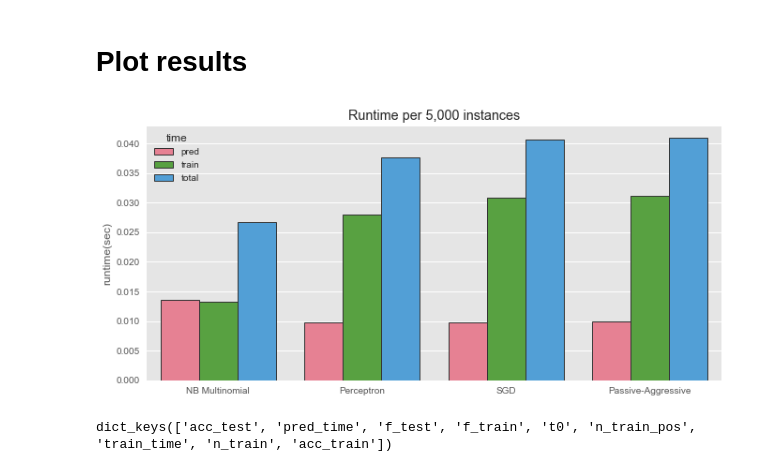
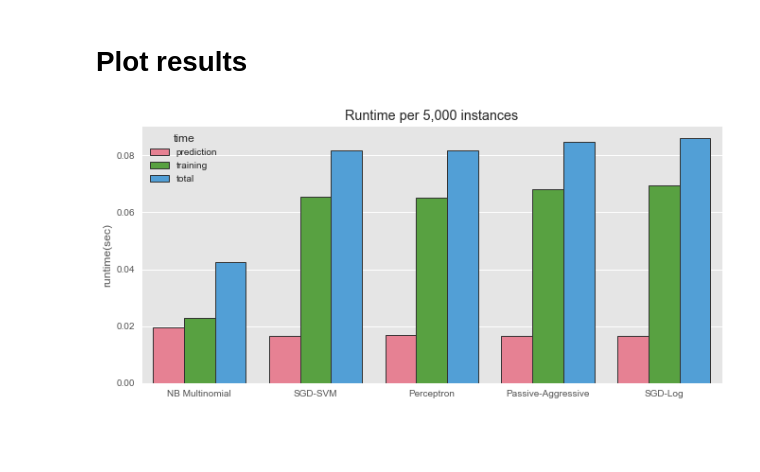
Before and after one commit to JennyLeeStat/Opioid, a Jupyter notebook: select_train_models.ipynb, the cells around one changed output. Drawn from its saved outputs; the diff is of its cells as text; code cells hidden in the pictures; blank space fills up the shorter version.

```diff
--- a/select_train_models.ipynb
+++ b/select_train_models.ipynb
@@ -35,10 +33,12 @@ pd.set_option('display.max_columns', 300)
 # %%
 random_state = 42
 batch_dir = "dataset/batches"
-test_ratio = .15
+test_ratio = .2
+n_train = 160
 
 partial_fit_classifiers = {
-    'SGD': SGDClassifier(random_state=random_state, loss='log'),
+    'SGD-SVM': SGDClassifier(random_state=random_state, loss='hinge'),
+    'SGD-Log': SGDClassifier(random_state=random_state, loss='log'),
     'Perceptron': Perceptron(random_state=random_state),
     'NB Multinomial': MultinomialNB(alpha=0.01),
     'Passive-Aggressive': PassiveAggressiveClassifier(random_state=random_state)
@@ -53,3 +53,3 @@ INFO Number of train batches: 85
 # %%
-results = ts.train_predict(partial_fit_classifiers, train_batch_names, n_train = 85)
+results = ts.train_predict(partial_fit_classifiers, train_batch_names, n_train = n_train)
 # %% [output]
@@ -98,9 +75,5 @@ n_cumsum = np.cumsum(results['SGD']['n_train'])
 # %%
-time_res = get_time_res(results)
-plot_time(time_res)
+time_res = ts.get_time_res(results)
+ts.plot_time(time_res)
 # %% [output]
-[figure, old version]
+[figure, new version]
-# %%
-results['SGD'].keys()
-# %% [output]
-dict_keys(['acc_test', 'pred_time', 'f_test', 'f_train', 't0', 'n_train_pos', 'train_time', 'n_train', 'acc_train'])
```
Also changed, not shown: parts of 25 cells of this notebook, 1 other file.
